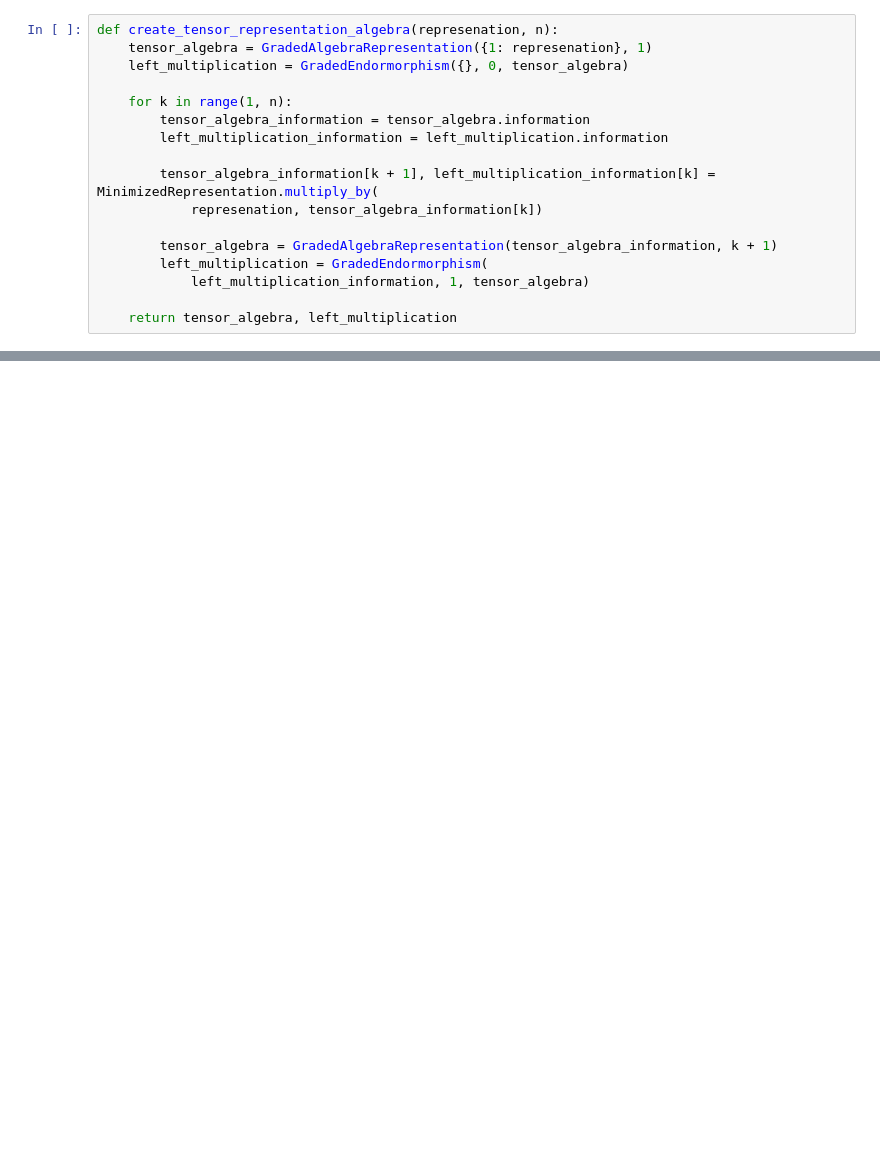
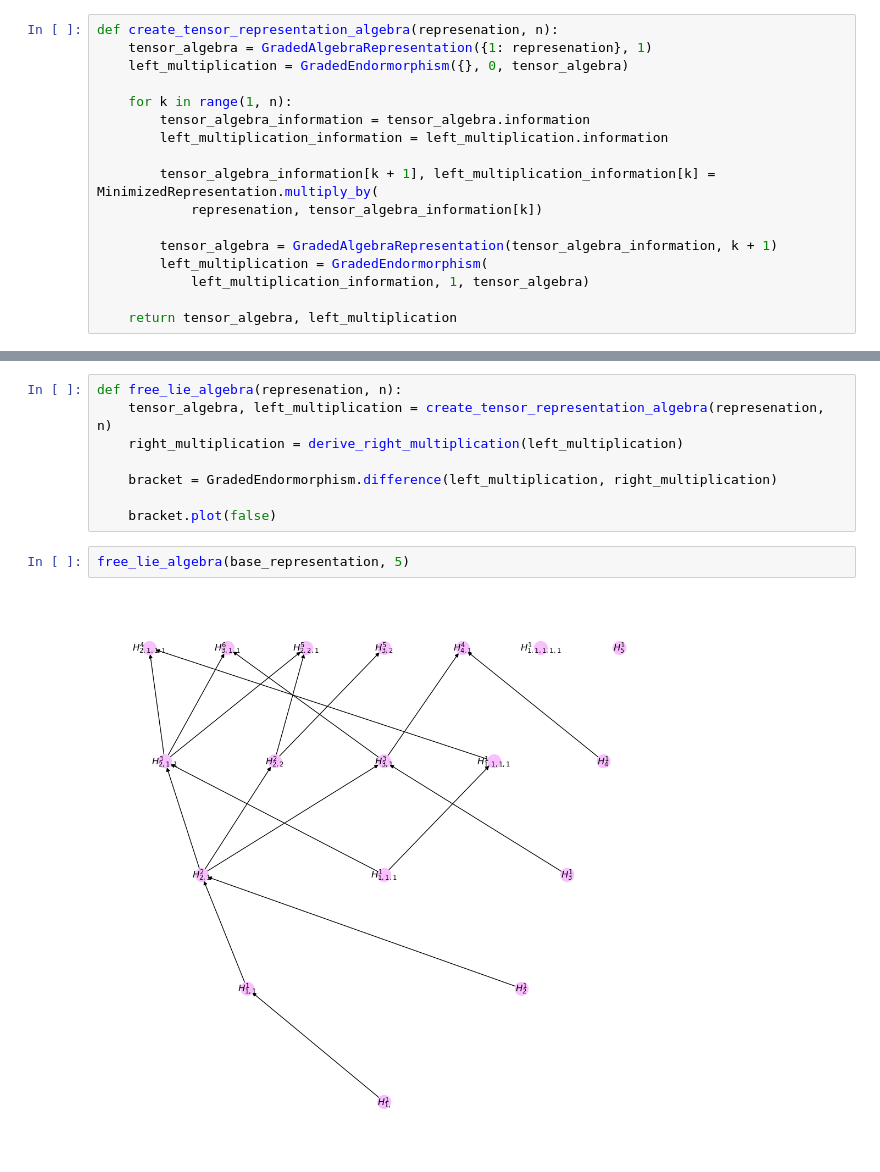
Before and after one commit to SachaGoldman/Torelli, a Jupyter notebook: torelli.ipynb, the cells around one changed output, grey strips where cells are left out. Drawn from its saved outputs; the diff is of its cells as text; blank space fills up the shorter version.

```diff
--- a/torelli.ipynb
+++ b/torelli.ipynb
@@ -220,0 +361,12 @@ print(tensor_algebra.information[5].information)
+# %%
+def free_lie_algebra(represenation, n):
+    tensor_algebra, left_multiplication = create_tensor_representation_algebra(represenation, n)
+    right_multiplication = derive_right_multiplication(left_multiplication)
+
+    bracket = GradedEndormorphism.difference(left_multiplication, right_multiplication)
+
+    bracket.plot(false)
+# %%
+free_lie_algebra(base_representation, 5)
+# %% [output]
+[figure, added]
```
Also changed, not shown: parts of 11 cells of this notebook.
